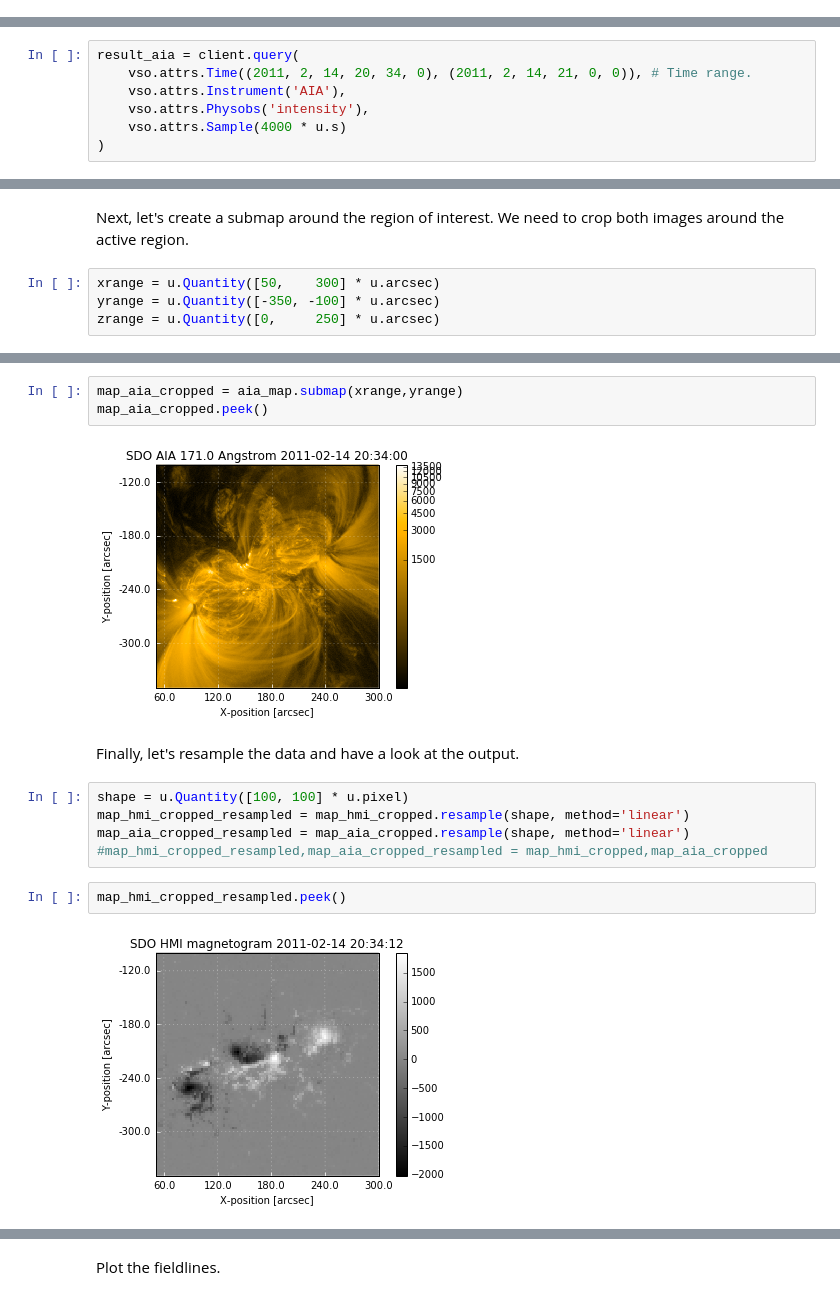
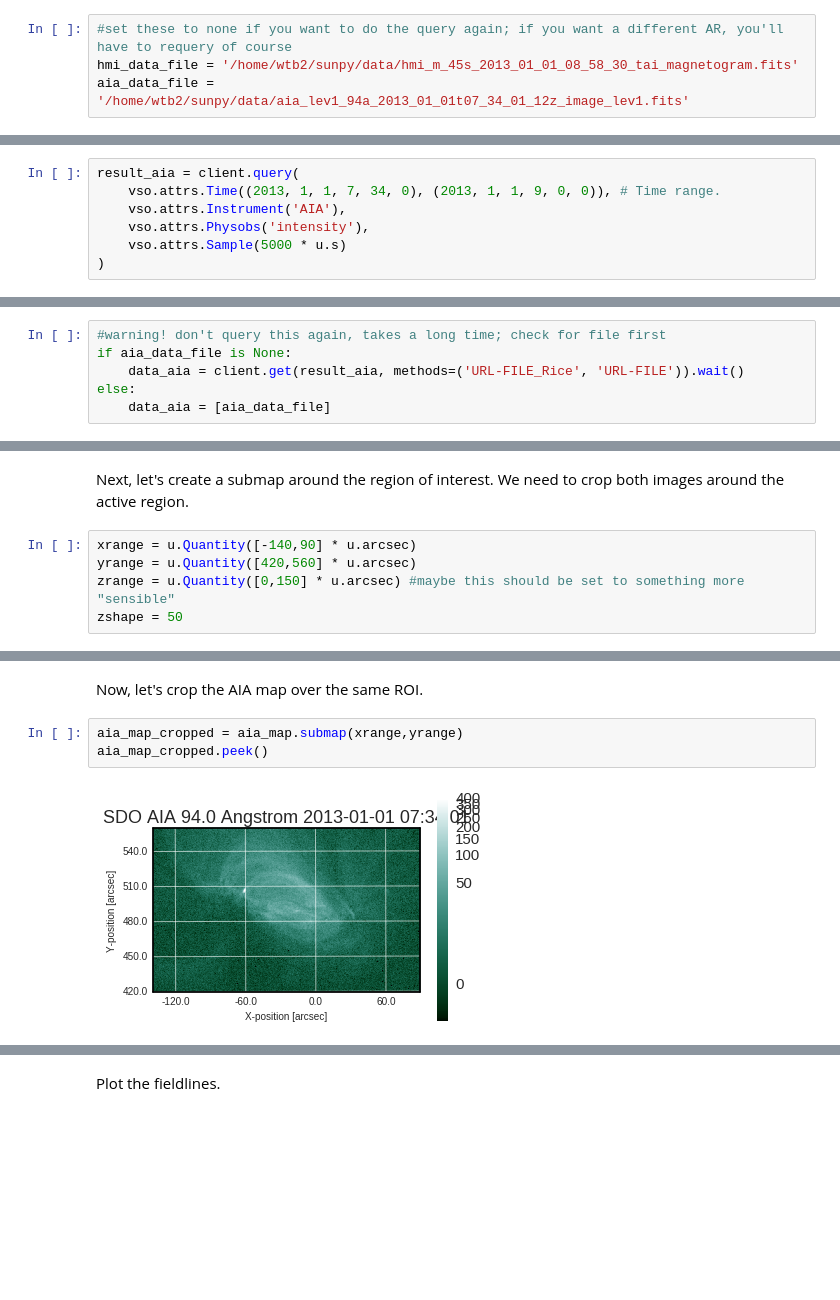
Before and after one commit to wtbarnes/research_notebook, a Jupyter notebook: FieldLineViz/field_line_viz_pipeline_example.ipynb, the cells around one changed output, grey strips where cells are left out. Saved outputs shown, nothing was run; the diff lists cells and outputs as text; blank space fills up the shorter version.

```diff
--- a/FieldLineViz/field_line_viz_pipeline_example.ipynb
+++ b/FieldLineViz/field_line_viz_pipeline_example.ipynb
@@ -50,6 +129,10 @@ The workflow might look something like this:
 ## Querying an HMI Magnetogram
 # %% [markdown]
 First, create a new client and add filters for collecting the desired data. This part of the notebook follows exactly from the [sample `solarbrextrapolation` notebook courtesy of SunPy and Alex Hamilton](https://github.com/sunpy/solarbextrapolation).
+# %%
+#set these to none if you want to do the query again; if you want a different AR, you'll have to requery of course
+hmi_data_file = '/home/wtb2/sunpy/data/hmi_m_45s_2013_01_01_08_58_30_tai_magnetogram.fits'
+aia_data_file = '/home/wtb2/sunpy/data/aia_lev1_94a_2013_01_01t07_34_01_12z_image_lev1.fits'
 # %%
 client = vso.VSOClient()
 # %%
@@ -67,8 +154,8 @@ data_hmi = client.get(result_hmi, methods=('URL-FILE_Rice', 'URL-FILE')).wait()
 Next, let's grab the corresponding AIA data.
 # %%
 result_aia = client.query(
-    vso.attrs.Time((2011, 2, 14, 20, 34, 0), (2011, 2, 14, 21, 0, 0)), # Time range.
+    vso.attrs.Time((2013, 1, 1, 7, 34, 0), (2013, 1, 1, 9, 0, 0)), # Time range.
     vso.attrs.Instrument('AIA'),
     vso.attrs.Physobs('intensity'),
-    vso.attrs.Sample(4000 * u.s)
+    vso.attrs.Sample(5000 * u.s)
 )
@@ -77,2 +162,8 @@ data_aia = client.get(result_aia, methods=('URL-FILE_Rice', 'URL-FILE')).wait()
+# %%
+#warning! don't query this again, takes a long time; check for file first
+if aia_data_file is None:
+    data_aia = client.get(result_aia, methods=('URL-FILE_Rice', 'URL-FILE')).wait()
+else:
+    data_aia = [aia_data_file]
 # %% [markdown]
 Peek at both of the resulting maps to see what the results look like.
@@ -119,7 +190,8 @@ AttributeError: _coldefs
 # %% [markdown]
 Next, let's create a submap around the region of interest. We need to crop both images around the active region.
 # %%
-xrange = u.Quantity([50,    300] * u.arcsec)
-yrange = u.Quantity([-350, -100] * u.arcsec)
-zrange = u.Quantity([0,     250] * u.arcsec)
+xrange = u.Quantity([-140,90] * u.arcsec)
+yrange = u.Quantity([420,560] * u.arcsec)
+zrange = u.Quantity([0,150] * u.arcsec) #maybe this should be set to something more "sensible"
+zshape = 50
 # %%
@@ -130,16 +212,7 @@ map_hmi_cropped.peek()
+# %% [markdown]
+Now, let's crop the AIA map over the same ROI.
 # %%
-map_aia_cropped = aia_map.submap(xrange,yrange)
-map_aia_cropped.peek()
+aia_map_cropped = aia_map.submap(xrange,yrange)
+aia_map_cropped.peek()
 # %% [output]
-[figure, old version]
+[figure, new version]
-# %% [markdown]
-Finally, let's resample the data and have a look at the output.
-# %%
-shape = u.Quantity([100, 100] * u.pixel)
-map_hmi_cropped_resampled = map_hmi_cropped.resample(shape, method='linear')
-map_aia_cropped_resampled = map_aia_cropped.resample(shape, method='linear')
-#map_hmi_cropped_resampled,map_aia_cropped_resampled = map_hmi_cropped,map_aia_cropped
-# %%
-map_hmi_cropped_resampled.peek()
-# %% [output]
-[figure, removed]
```
Also changed, not shown: parts of 108 cells of this notebook.
